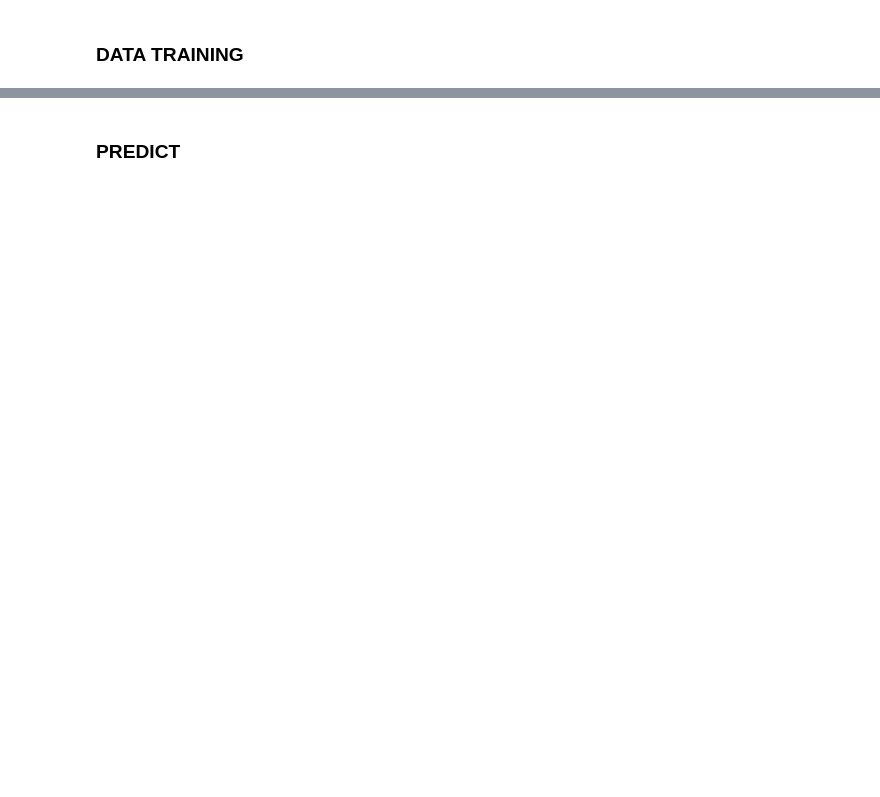
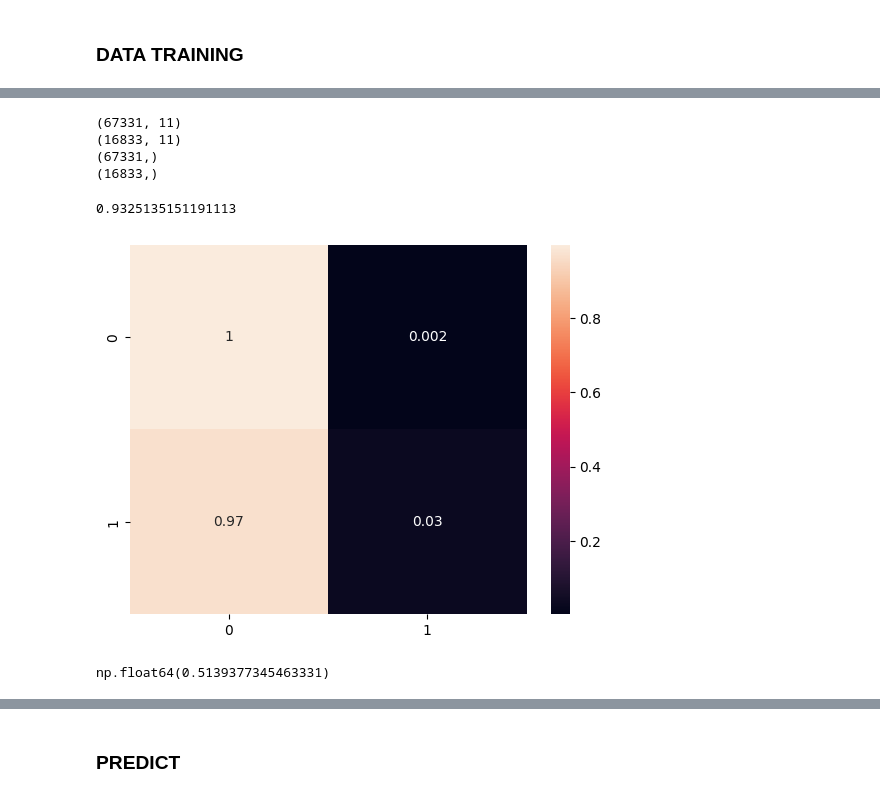
Before and after one commit to diegogerwig/Kaggle, a Jupyter notebook: TheBridge/show_me_the_money/show_me_the_money.ipynb, the cells around one changed output, grey strips where cells are left out. Saved outputs shown, nothing was run; the diff lists cells and outputs as text; code cells hidden in the pictures; blank space fills up the shorter version.

```diff
--- a/TheBridge/show_me_the_money/show_me_the_money.ipynb
+++ b/TheBridge/show_me_the_money/show_me_the_money.ipynb
@@ -143,0 +146,48 @@ memory usage: 9.6 MB
+# %%
+X = dtr.drop('SeriousDlqin2yrs', axis=1)
+y = dtr['SeriousDlqin2yrs']
+# %%
+from sklearn.model_selection import train_test_split
+
+X_train, X_test, y_train, y_test = train_test_split(X, y, test_size=0.2, random_state=42)
+# %%
+print(X_train.shape)
+print(X_test.shape)
+print(y_train.shape)
+print(y_test.shape)
+# %% [output]
+(67331, 11)
+(16833, 11)
+(67331,)
+(16833,)
+# %%
+from sklearn.preprocessing import StandardScaler
+
+scaler = StandardScaler()
+
+X_train_scal = scaler.fit_transform(X_train)
+X_test_scal = scaler.transform(X_test)
+# %%
+from sklearn.linear_model import LogisticRegression
+
+log_r = LogisticRegression()
+
+log_r.fit(X_train_scal, y_train)
+
+y_pred = log_r.predict(X_test_scal)
+# %%
+log_r.score(X_test_scal, y_test)
+# %% [output]
+0.9325135151191113
+# %%
+from sklearn.metrics import confusion_matrix
+
+sns.heatmap(confusion_matrix(y_test, y_pred, normalize='true'), annot=True);
+# %% [output]
+[figure, added]
+# %%
+from sklearn.metrics import roc_auc_score
+
+roc_auc_score(y_test, y_pred)
+# %% [output]
+np.float64(0.5139377345463331)
```
Also changed, not shown: parts of 20 cells of this notebook, 10 other files.
